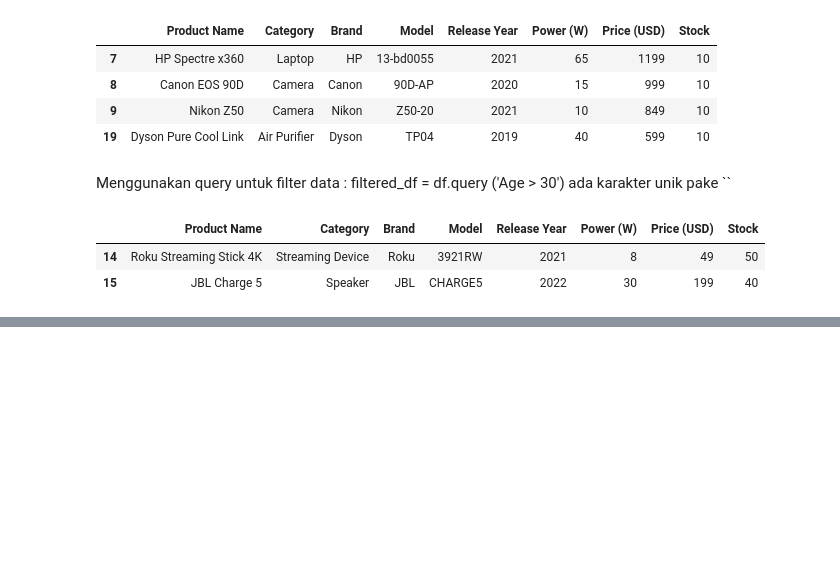
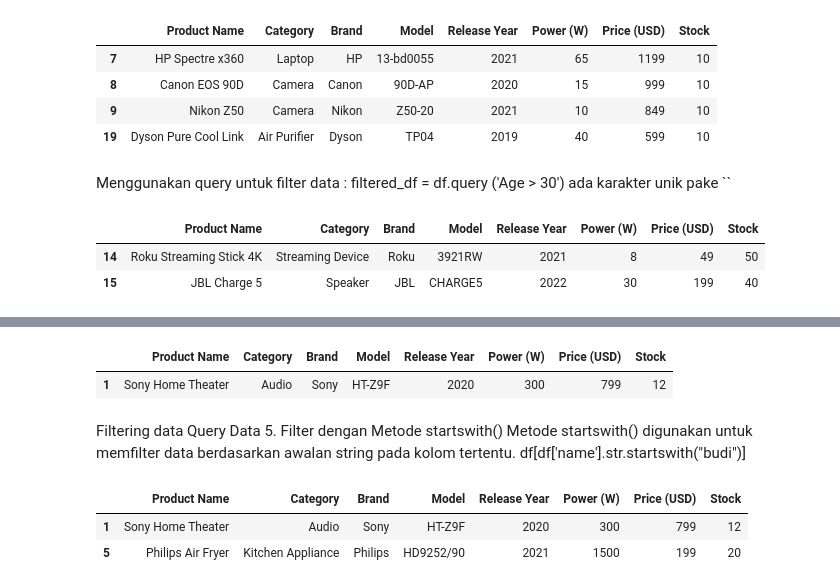
Before and after one commit to Dontbecode/-Bootcamp-Data-Analyst-, a Jupyter notebook: Pandas.ipynb, the cells around one changed output, grey strips where cells are left out. Saved outputs shown, nothing was run; the diff lists cells and outputs as text; code cells hidden in the pictures; blank space fills up the shorter version.

```diff
--- a/Pandas.ipynb
+++ b/Pandas.ipynb
@@ -643,0 +668,16 @@ df.query ('Stock > 30')
+# %%
+ df[df['Brand'].str.contains('Sony',case=False)]
+# %% [output]
+|  | Product Name | Category | Brand | Model | Release Year | Power (W) | Price (USD) | Stock |
+| 1 | Sony Home Theater | Audio | Sony | HT-Z9F | 2020 | 300 | 799 | 12 |
+# %% [markdown]
+Filtering data Query Data
+5. Filter dengan Metode startswith()
+Metode  startswith() digunakan untuk memfilter data berdasarkan awalan string pada kolom tertentu.
+df[df['name'].str.startswith("budi")]
+# %%
+df[df['Model'].str.startswith("H")]
+# %% [output]
+|  | Product Name | Category | Brand | Model | Release Year | Power (W) | Price (USD) | Stock |
+| 1 | Sony Home Theater | Audio | Sony | HT-Z9F | 2020 | 300 | 799 | 12 |
+| 5 | Philips Air Fryer | Kitchen Appliance | Philips | HD9252/90 | 2021 | 1500 | 199 | 20 |
```
Also changed, not shown: parts of 12 cells of this notebook, 1 other file.
